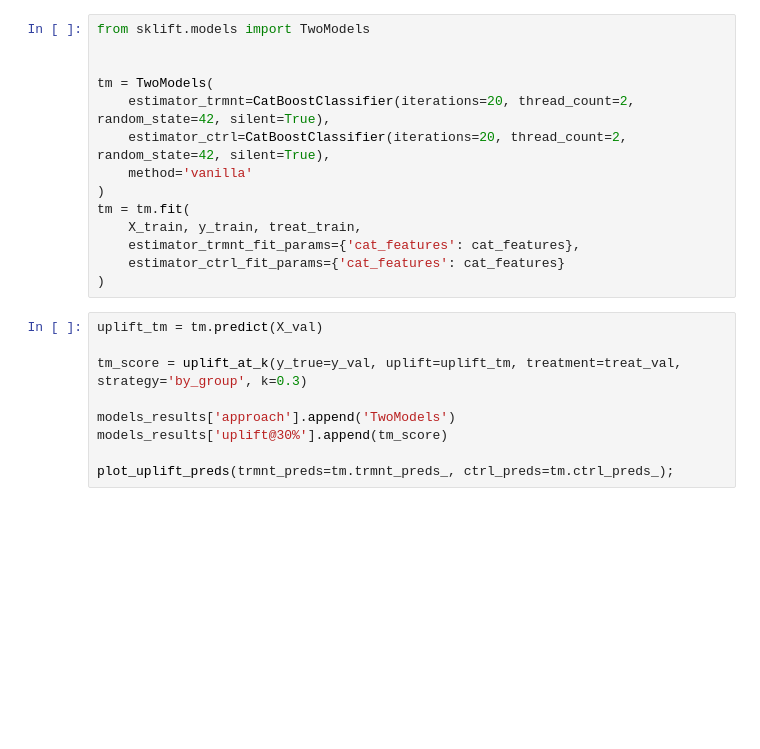
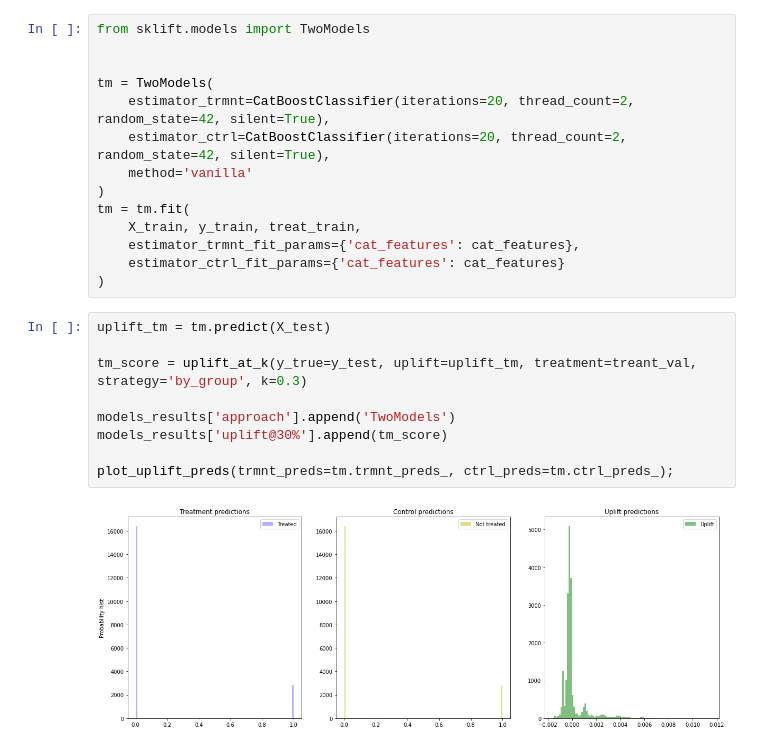
Before and after one commit to Ksenia-90/Machine_learning-_in_business, a Jupyter notebook: HW4.ipynb, the cells around one changed output. Drawn from its saved outputs; the diff is of its cells as text; blank space fills up the shorter version.

```diff
--- a/HW4.ipynb
+++ b/HW4.ipynb
@@ -220,12 +256,14 @@ tm = tm.fit(
     estimator_ctrl_fit_params={'cat_features': cat_features}
 )
 # %%
-uplift_tm = tm.predict(X_val)
+uplift_tm = tm.predict(X_test)
 
-tm_score = uplift_at_k(y_true=y_val, uplift=uplift_tm, treatment=treat_val, strategy='by_group', k=0.3)
+tm_score = uplift_at_k(y_true=y_test, uplift=uplift_tm, treatment=treant_val, strategy='by_group', k=0.3)
 
 models_results['approach'].append('TwoModels')
 models_results['uplift@30%'].append(tm_score)
 
 plot_uplift_preds(trmnt_preds=tm.trmnt_preds_, ctrl_preds=tm.ctrl_preds_);
+# %% [output]
+[figure, added]
 # %%
```
Also changed, not shown: parts of 14 cells of this notebook.
